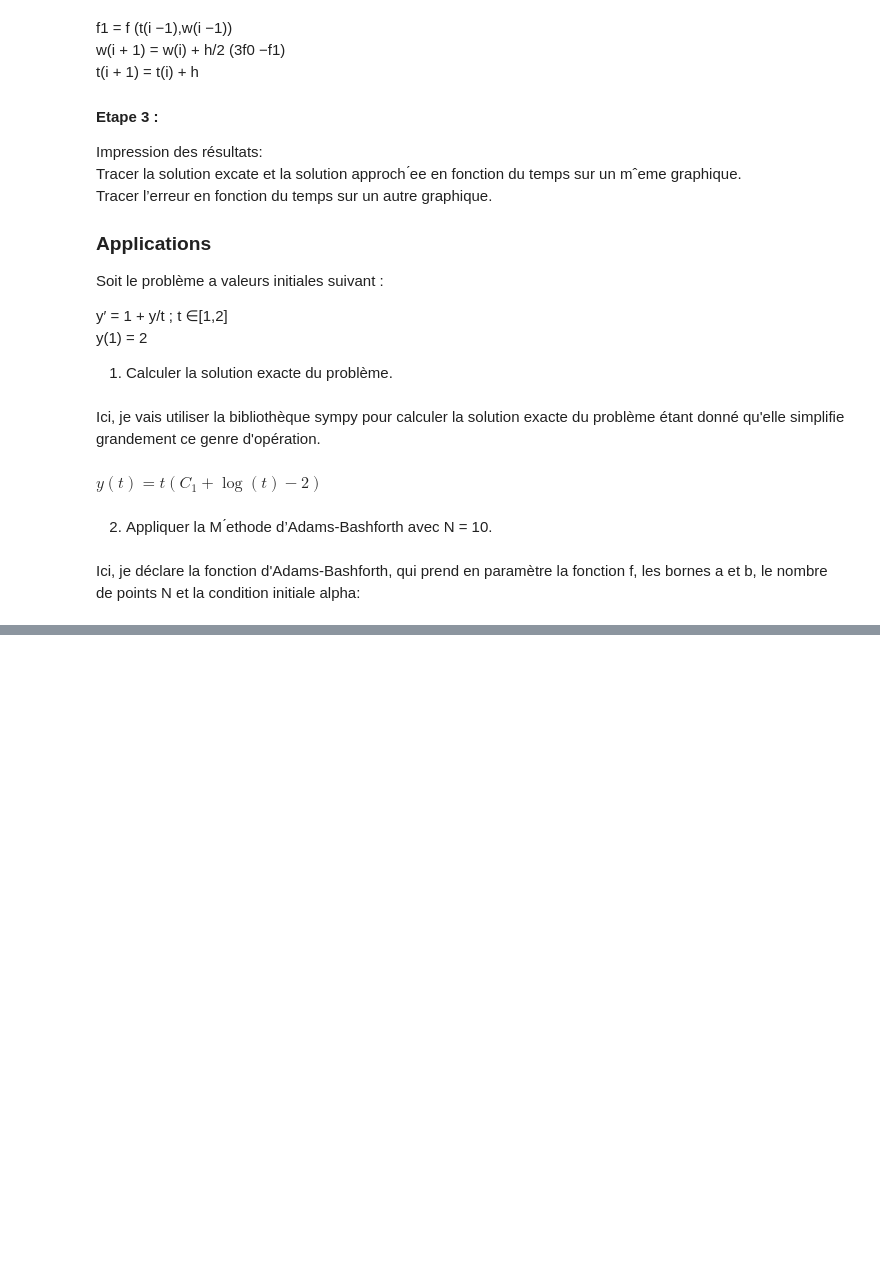
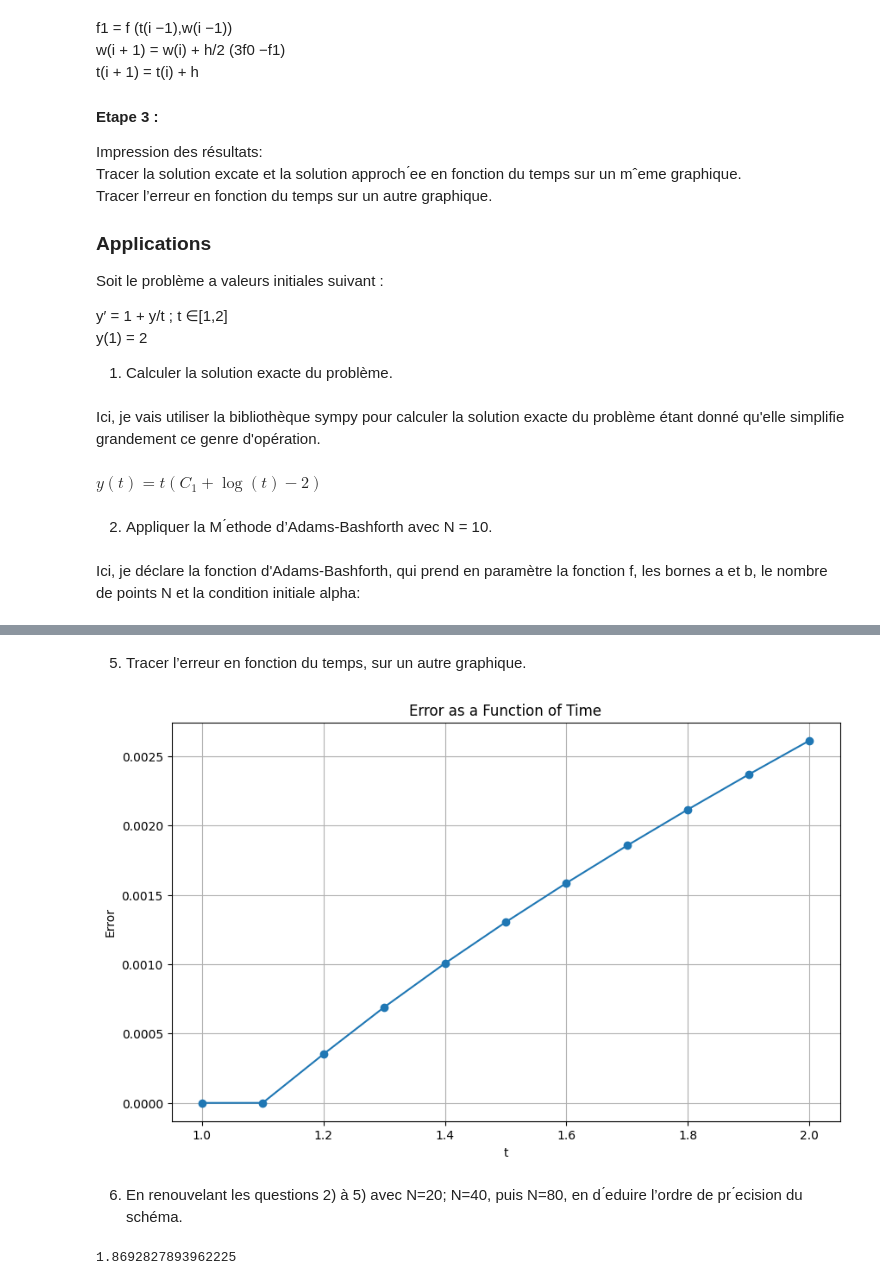
Before and after one commit to AlexandreFrancony/Maths-ING3-TPs, a Jupyter notebook: TP5/TP5_AF.ipynb, the cells around one changed output, grey strips where cells are left out. Cells and saved outputs as stored; diff of their text form; code cells hidden in the pictures; blank space fills up the shorter version.

```diff
--- a/TP5/TP5_AF.ipynb
+++ b/TP5/TP5_AF.ipynb
@@ -84,0 +130,10 @@ NameError: name 'f' is not defined
+# %%
+# Calculate the exact solution at the same points as the approximate solution
+y_exact = exact_solution(t_approx)
+
+# Calculate the errors
+E = np.abs(w_approx - y_exact)
+
+# Print the errors
+for i in range(N + 1):
+    print(f'E{i} = {E[i]}')
@@ -84,0 +152,43 @@ NameError: name 'f' is not defined
+# %% [markdown]
+5) Tracer l’erreur en fonction du temps, sur un autre graphique.
+# %%
+# Create the plot
+plt.figure(figsize=(10, 6))
+plt.plot(t_approx, E, 'o-')
+plt.xlabel('t')
+plt.ylabel('Error')
+plt.title('Error as a Function of Time')
+plt.grid(True)
+plt.show()
+# %% [output]
+[figure, added]
+# %% [markdown]
+6) En renouvelant les questions 2) à 5) avec N=20; N=40, puis N=80, en d ́eduire l’ordre de pr ́ecision
+du schéma.
+# %%
+# List of N values
+N_values = [10, 20, 40, 80]
+
+# List to store the maximum errors
+max_errors = []
+
+for N in N_values:
+    # Approximate solution
+    t_approx, w_approx = adams_bashforth(f, a, b, N, alpha)
+
+    # Exact solution
+    y_exact = exact_solution(t_approx)
+
+    # Errors
+    E = np.abs(w_approx - y_exact)
+
+    # Maximum error
+    max_error = np.max(E)
+    max_errors.append(max_error)
+
+# Calculate the order of precision
+order_of_precision = np.log(max_errors[0] / max_errors[1]) / np.log(N_values[1] / N_values[0])
+
+order_of_precision
+# %% [output]
+1.8692827893962225
```
Also changed, not shown: parts of 7 cells of this notebook.
